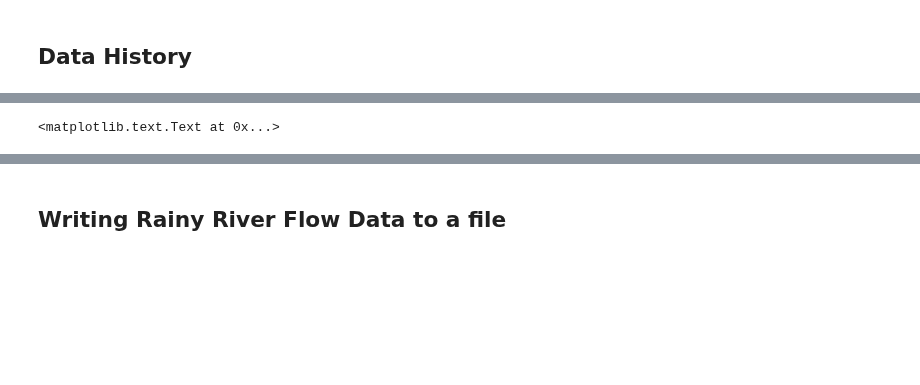
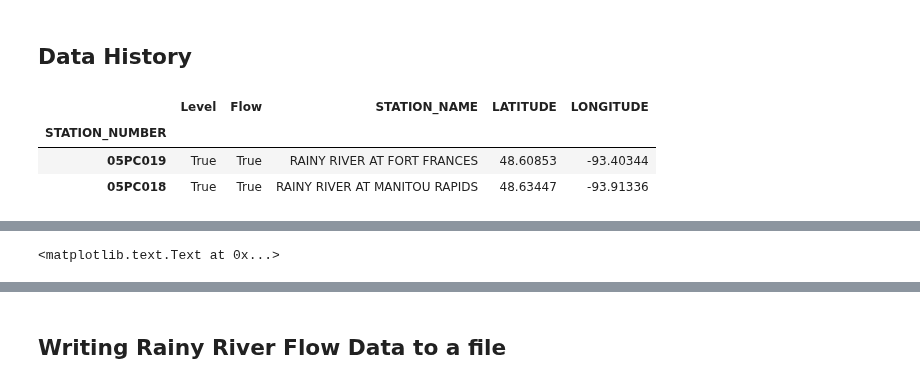
Before and after one commit to kmcgarry7/Rainy-Lake-Hydrology, a Jupyter notebook: notebooks/Rainy_River_Flows.ipynb, the cells around one changed output, grey strips where cells are left out. Drawn from its saved outputs; the diff is of its cells as text; code cells hidden in the pictures; blank space fills up the shorter version.

```diff
--- a/notebooks/Rainy_River_Flows.ipynb
+++ b/notebooks/Rainy_River_Flows.ipynb
@@ -120,18 +62,27 @@ https://maps.googleapis.com/maps/api/staticmap?size=640x320&maptype=terrain&mark
 # %% [markdown]
 ## Data History
 # %%
+ff = '05PC019'
+mr = '05PC018'
+
+display(WSC_STATIONS.ix[[ff,mr]])
+
 plt.figure(figsize=(10,6))
 
 plt.subplot(2,1,1)
-RR.plot()
-plt.title(RR.name)
+WSC_FLOWS[ff].plot()
+plt.title(WSC_STATIONS.ix[ff,'STATION_NAME'])
 plt.ylabel('Flow [cubic meters/sec]');
 
 plt.subplot(2,1,2)
-RR.hist(bins=100)
-plt.xlabel('Flow [cubic meters/sec]')
+WSC_FLOWS[mr].plot()
+plt.title(WSC_STATIONS.ix[mr,'STATION_NAME'])
 plt.ylabel('Count')
 # %% [output]
+|  | Level | Flow | STATION_NAME | LATITUDE | LONGITUDE |
+| STATION_NUMBER |  |  |  |  |  |
+| 05PC019 | True | True | RAINY RIVER AT FORT FRANCES | 48.60853 | -93.40344 |
+| 05PC018 | True | True | RAINY RIVER AT MANITOU RAPIDS | 48.63447 | -93.91336 |
 [interactive output not drawn]
 [interactive output not drawn]
 <matplotlib.text.Text at 0x...>
```
Also changed, not shown: parts of 7 cells of this notebook, 3 other files.
